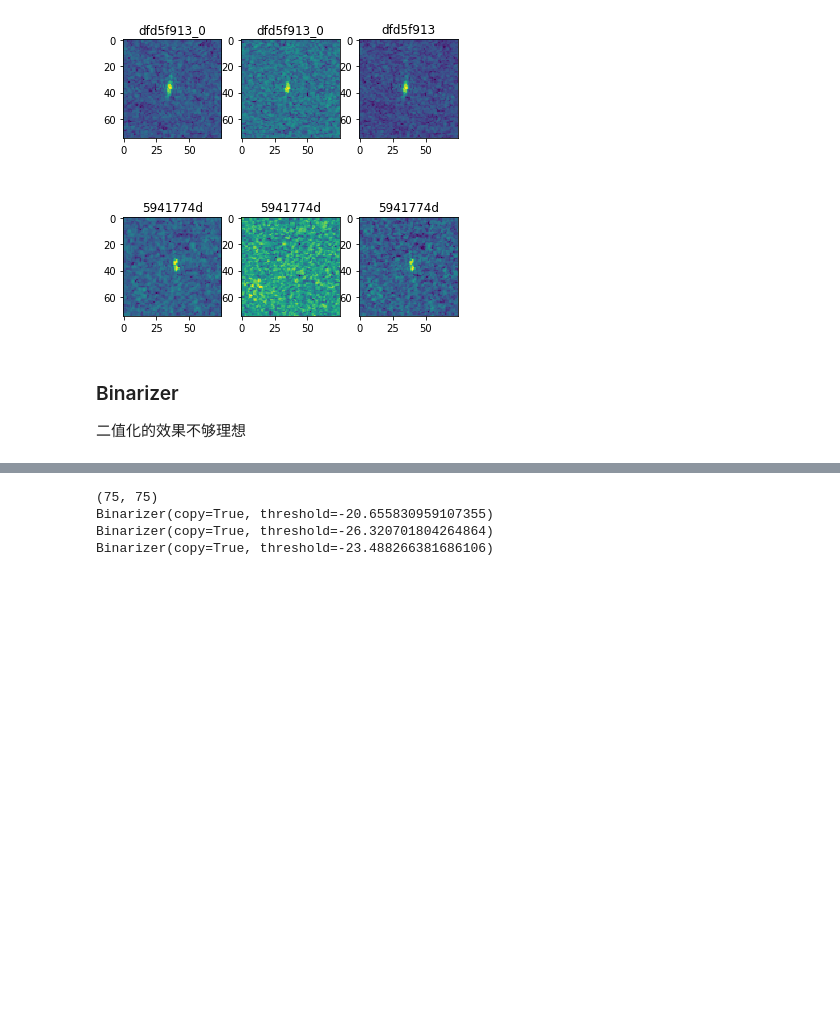
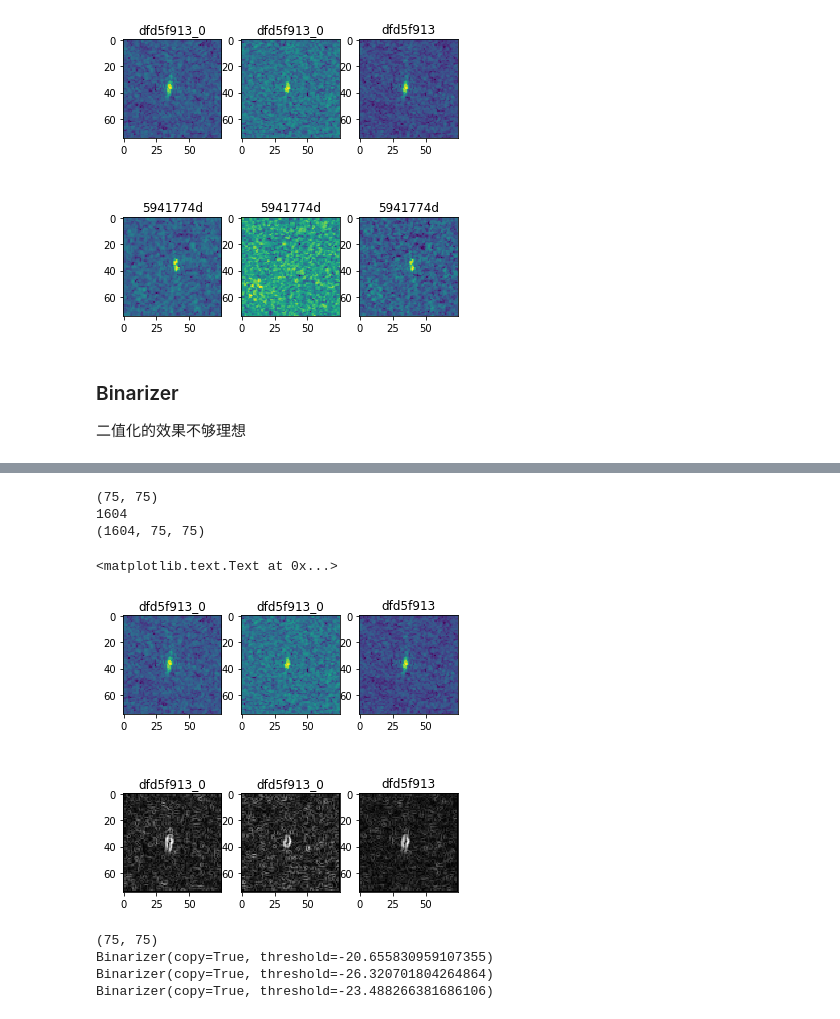
Before and after one commit to StudyExchange/Kaggle, a Jupyter notebook: Statoil_C_CORE_Iceberg_Classifier_Challenge/Image_Proccess.ipynb, the cells around one changed output, grey strips where cells are left out. Drawn from its saved outputs; the diff is of its cells as text; code cells hidden in the pictures; blank space fills up the shorter version.

```diff
--- a/Statoil_C_CORE_Iceberg_Classifier_Challenge/Image_Proccess.ipynb
+++ b/Statoil_C_CORE_Iceberg_Classifier_Challenge/Image_Proccess.ipynb
@@ -203,3 +280,38 @@ ax[1, 2].set_title(id_test[0])
+# %%
+# Preview images
+from skimage import data,filters
+import matplotlib.pyplot as plt
+
+index = 0
+print(band1_data[0].shape)
+fig, ax = plt.subplots(2, 3, figsize=(6,6))
+ax[0, 0].imshow(band1_data[index])
+ax[0, 0].set_title(id_data[index] + '_' + str(y_data[index]))
+ax[0, 1].imshow(band2_data[index])
+ax[0, 1].set_title(id_data[index] + '_' + str(y_data[index]))
+ax[0, 2].imshow(band_avg_data[index])
+ax[0, 2].set_title(id_data[index])
+
+band1_data_edges = [filters.sobel(x) for x in band1_data]
+print(len(band1_data_edges))
+band1_data_edges = np.array(band1_data_edges)
+print(band1_data_edges.shape)
+
+band2_data_edges = np.array([filters.sobel(x) for x in band2_data])
+band_avg_data_edges = np.array([filters.sobel(x) for x in band_avg_data])
+
+ax[1, 0].imshow(band1_data_edges[index], plt.cm.gray)
+ax[1, 0].set_title(id_data[index] + '_' + str(y_data[index]))
+ax[1, 1].imshow(band2_data_edges[index], plt.cm.gray)
+ax[1, 1].set_title(id_data[index] + '_' + str(y_data[index]))
+ax[1, 2].imshow(band_avg_data_edges[index], plt.cm.gray)
+ax[1, 2].set_title(id_data[index])
+# %% [output]
+(75, 75)
+1604
+(1604, 75, 75)
+<matplotlib.text.Text at 0x...>
+[figure, added]
 # %%
 # Preview images
 index = 0
```
Also changed, not shown: parts of 40 cells of this notebook, 14 other files.
